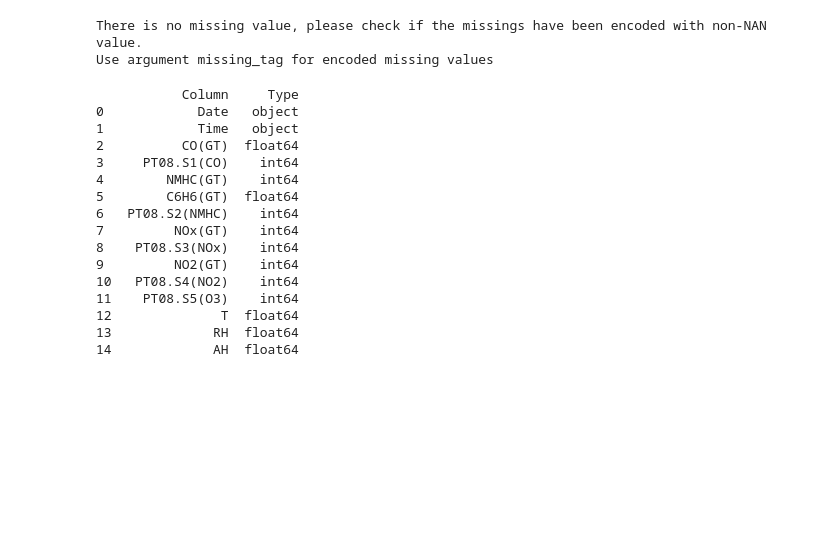
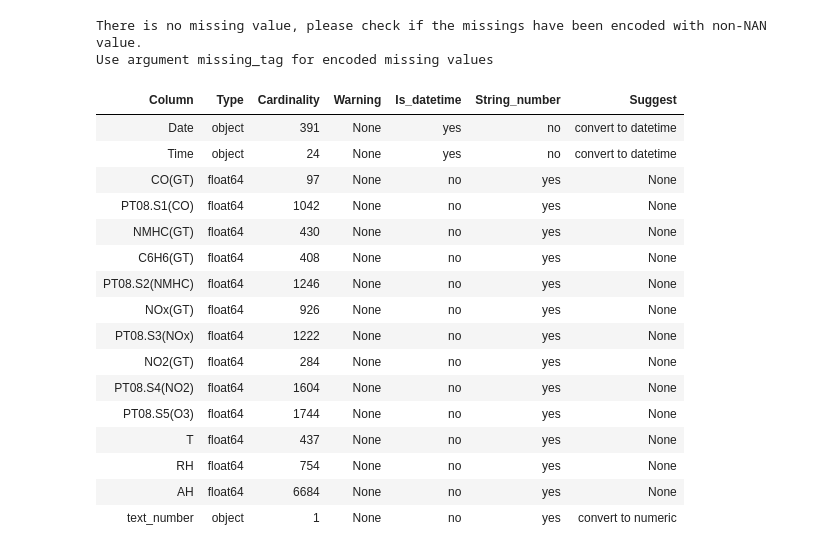
Before and after one commit to GrandPurpleOcelot/Auto-EDA, a Jupyter notebook: Auto_EDA.ipynb, the cells around one changed output. Saved outputs shown, nothing was run; the diff lists cells and outputs as text; code cells hidden in the pictures; blank space fills up the shorter version.

```diff
--- a/Auto_EDA.ipynb
+++ b/Auto_EDA.ipynb
@@ -237,21 +231,22 @@ a.get_missings()
 There is no missing value, please check if the missings have been encoded with non-NAN value.
 Use argument missing_tag for encoded missing values
 # %%
-a.get_data_type()
+a.check_data_type()
 # %% [output]
-           Column     Type
-0            Date   object
-1            Time   object
-2          CO(GT)  float64
-3     PT08.S1(CO)    int64
-4        NMHC(GT)    int64
-5        C6H6(GT)  float64
-6   PT08.S2(NMHC)    int64
-7         NOx(GT)    int64
-8    PT08.S3(NOx)    int64
-9         NO2(GT)    int64
-10   PT08.S4(NO2)    int64
-11    PT08.S5(O3)    int64
-12              T  float64
-13             RH  float64
-14             AH  float64
+| Column | Type | Cardinality | Warning | Is_datetime | String_number | Suggest |
+| Date | object | 391 | None | yes | no | convert to datetime |
+| Time | object | 24 | None | yes | no | convert to datetime |
+| CO(GT) | float64 | 97 | None | no | yes | None |
+| PT08.S1(CO) | float64 | 1042 | None | no | yes | None |
+| NMHC(GT) | float64 | 430 | None | no | yes | None |
+| C6H6(GT) | float64 | 408 | None | no | yes | None |
+| PT08.S2(NMHC) | float64 | 1246 | None | no | yes | None |
+| NOx(GT) | float64 | 926 | None | no | yes | None |
+| PT08.S3(NOx) | float64 | 1222 | None | no | yes | None |
+| NO2(GT) | float64 | 284 | None | no | yes | None |
+| PT08.S4(NO2) | float64 | 1604 | None | no | yes | None |
+| PT08.S5(O3) | float64 | 1744 | None | no | yes | None |
+| T | float64 | 437 | None | no | yes | None |
+| RH | float64 | 754 | None | no | yes | None |
+| AH | float64 | 6684 | None | no | yes | None |
+| text_number | object | 1 | None | no | yes | convert to numeric |
```
Also changed, not shown: parts of 9 cells of this notebook.
